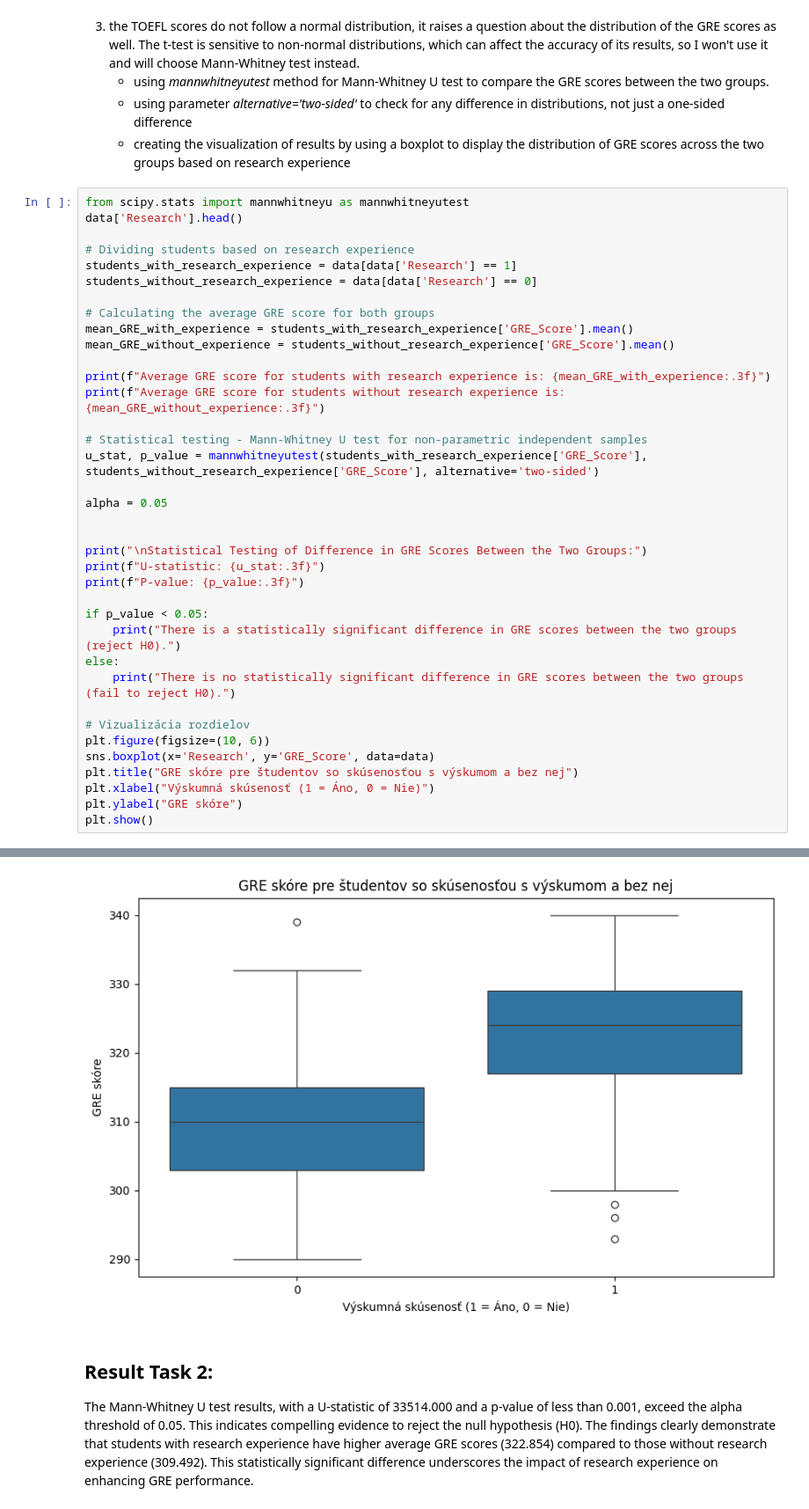
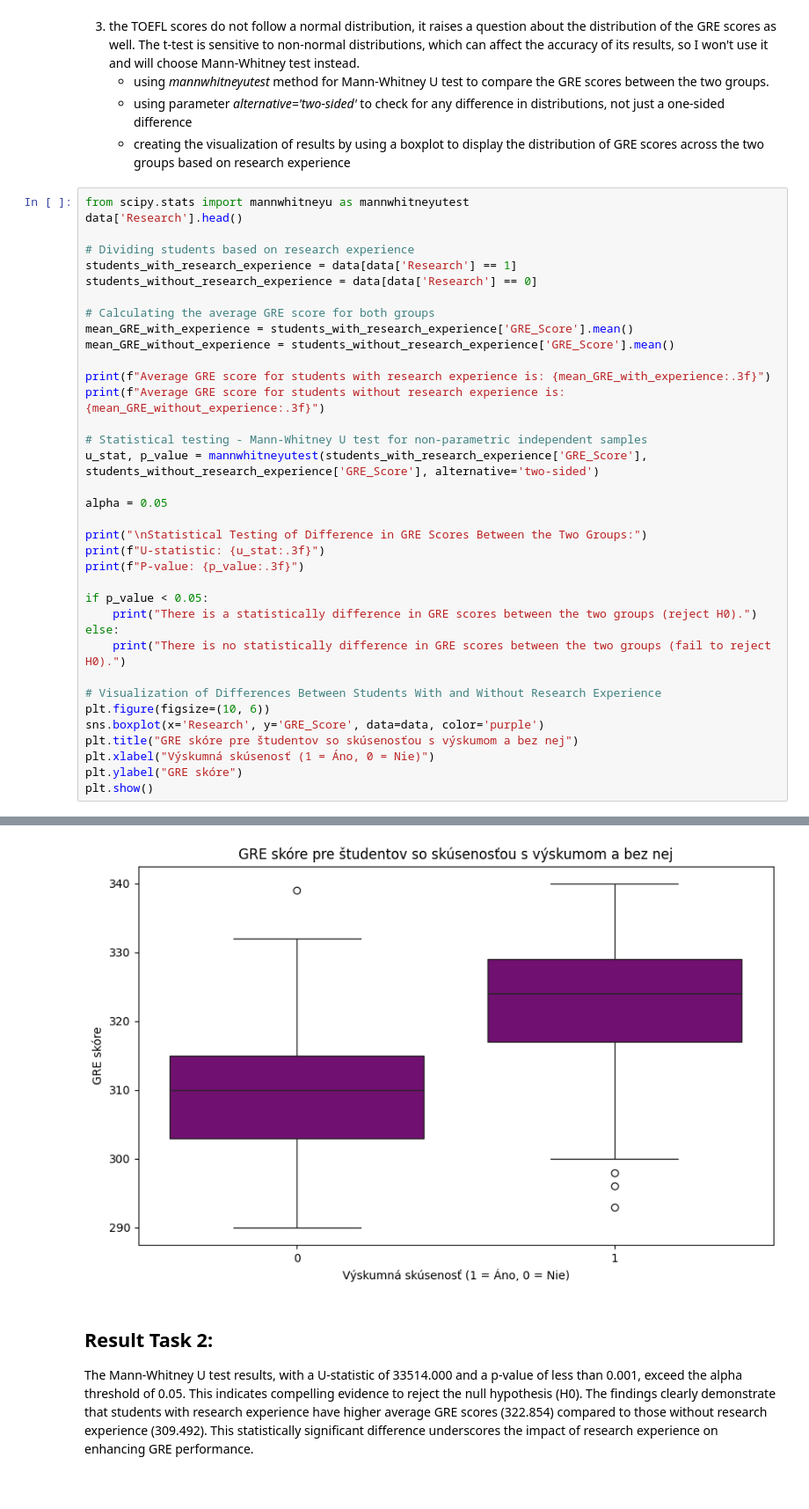
Before and after one commit to MrsPomodoro/04-06-2024_Python-for-Data-Science, a Jupyter notebook: homework_one/implementation/homework.ipynb, the cells around one changed output, grey strips where cells are left out. Shown at 88% size. Cells and saved outputs as stored; diff of their text form.

```diff
--- a/homework_one/implementation/homework.ipynb
+++ b/homework_one/implementation/homework.ipynb
@@ -181,19 +181,18 @@ u_stat, p_value = mannwhitneyutest(students_with_research_experience['GRE_Score'
 
 alpha = 0.05
 
-
 print("\nStatistical Testing of Difference in GRE Scores Between the Two Groups:")
 print(f"U-statistic: {u_stat:.3f}")
 print(f"P-value: {p_value:.3f}")
 
 if p_value < 0.05:
-    print("There is a statistically significant difference in GRE scores between the two groups (reject H0).")
+    print("There is a statistically difference in GRE scores between the two groups (reject H0).")
 else:
-    print("There is no statistically significant difference in GRE scores between the two groups (fail to reject H0).")
+    print("There is no statistically difference in GRE scores between the two groups (fail to reject H0).")
 
-# Vizualizácia rozdielov
+# Visualization of Differences Between Students With and Without Research Experience
 plt.figure(figsize=(10, 6))
-sns.boxplot(x='Research', y='GRE_Score', data=data)
+sns.boxplot(x='Research', y='GRE_Score', data=data, color='purple')
 plt.title("GRE skóre pre študentov so skúsenosťou s výskumom a bez nej")
 plt.xlabel("Výskumná skúsenosť (1 = Áno, 0 = Nie)")
 plt.ylabel("GRE skóre")
@@ -209,4 +208,4 @@ There is a statistically significant difference in GRE scores between the two gr
-[figure, old version]
+[figure, new version]
 # %% [markdown]
 ## Result Task 2:
 
```
Also changed, not shown: parts of 6 cells of this notebook.
